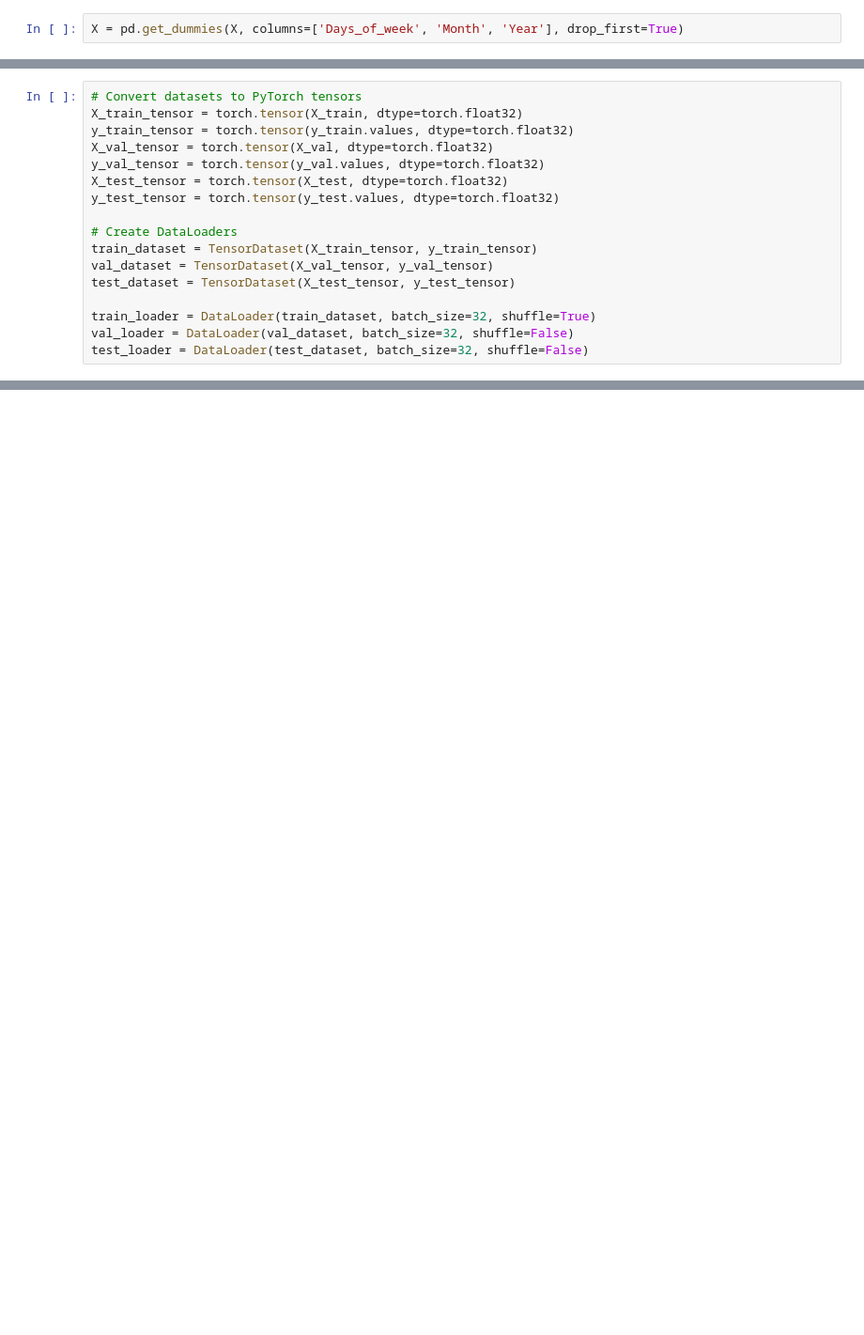
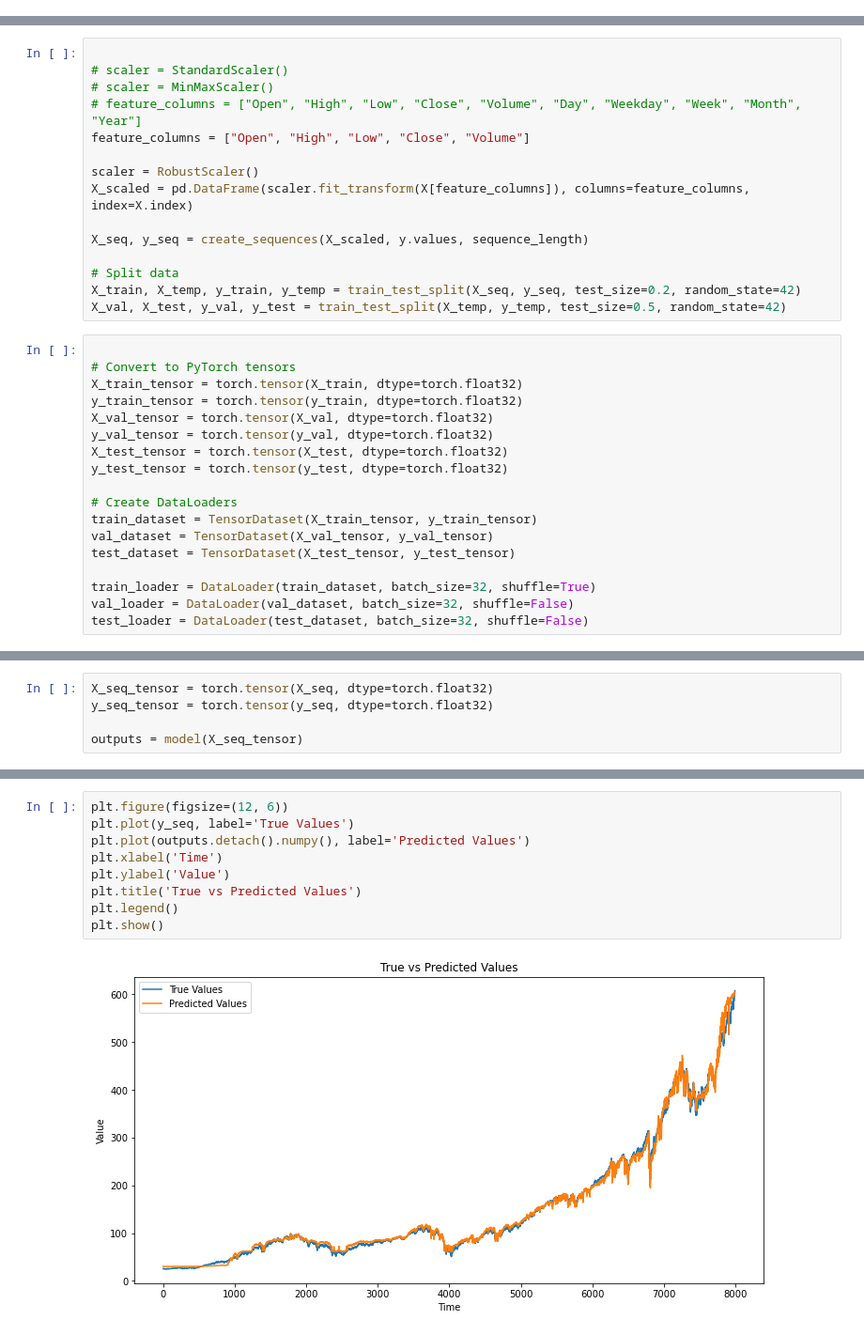
Before and after one commit to jason-701/FYP, a Jupyter notebook: stocks/mlp.ipynb, the cells around one changed output, grey strips where cells are left out. Shown at 94% size. Drawn from its saved outputs; the diff is of its cells as text; blank space fills up the shorter version.

```diff
--- a/stocks/mlp.ipynb
+++ b/stocks/mlp.ipynb
@@ -111,2 +81,0 @@ X['Year'] = dates.dt.year
-# %%
-X = pd.get_dummies(X, columns=['Days_of_week', 'Month', 'Year'], drop_first=True)
@@ -134,11 +177,27 @@ import matplotlib.pyplot as plt
+# %%
+
+# scaler = StandardScaler()
+# scaler = MinMaxScaler()
+# feature_columns = ["Open", "High", "Low", "Close", "Volume", "Day", "Weekday", "Week", "Month", "Year"]
+feature_columns = ["Open", "High", "Low", "Close", "Volume"]
+
+scaler = RobustScaler()
+X_scaled = pd.DataFrame(scaler.fit_transform(X[feature_columns]), columns=feature_columns, index=X.index)
+
+X_seq, y_seq = create_sequences(X_scaled, y.values, sequence_length)
+
+# Split data
+X_train, X_temp, y_train, y_temp = train_test_split(X_seq, y_seq, test_size=0.2, random_state=42)
+X_val, X_test, y_val, y_test = train_test_split(X_temp, y_temp, test_size=0.5, random_state=42)
 # %%
-# Convert datasets to PyTorch tensors
+
+# Convert to PyTorch tensors
 X_train_tensor = torch.tensor(X_train, dtype=torch.float32)
-y_train_tensor = torch.tensor(y_train.values, dtype=torch.float32)
+y_train_tensor = torch.tensor(y_train, dtype=torch.float32)
 X_val_tensor = torch.tensor(X_val, dtype=torch.float32)
-y_val_tensor = torch.tensor(y_val.values, dtype=torch.float32)
+y_val_tensor = torch.tensor(y_val, dtype=torch.float32)
 X_test_tensor = torch.tensor(X_test, dtype=torch.float32)
-y_test_tensor = torch.tensor(y_test.values, dtype=torch.float32)
+y_test_tensor = torch.tensor(y_test, dtype=torch.float32)
 
 # Create DataLoaders
 train_dataset = TensorDataset(X_train_tensor, y_train_tensor)
@@ -252,0 +345,5 @@ Test Accuracy: 0.53
+# %%
+X_seq_tensor = torch.tensor(X_seq, dtype=torch.float32)
+y_seq_tensor = torch.tensor(y_seq, dtype=torch.float32)
+
+outputs = model(X_seq_tensor)
@@ -252,0 +379,11 @@ Test Accuracy: 0.53
+# %%
+plt.figure(figsize=(12, 6))
+plt.plot(y_seq, label='True Values')
+plt.plot(outputs.detach().numpy(), label='Predicted Values')
+plt.xlabel('Time')
+plt.ylabel('Value')
+plt.title('True vs Predicted Values')
+plt.legend()
+plt.show()
+# %% [output]
+[figure, added]
```
Also changed, not shown: parts of 20 cells of this notebook, 2 other files.
